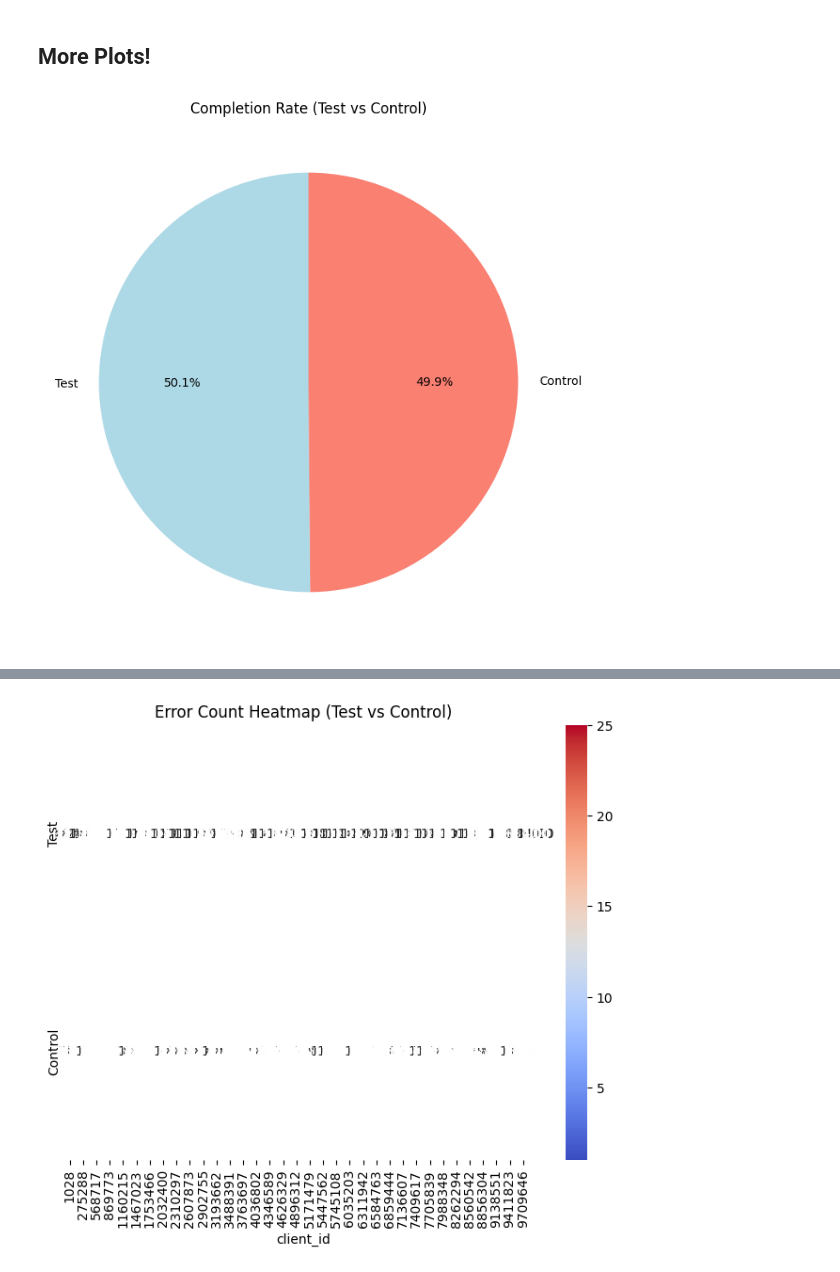
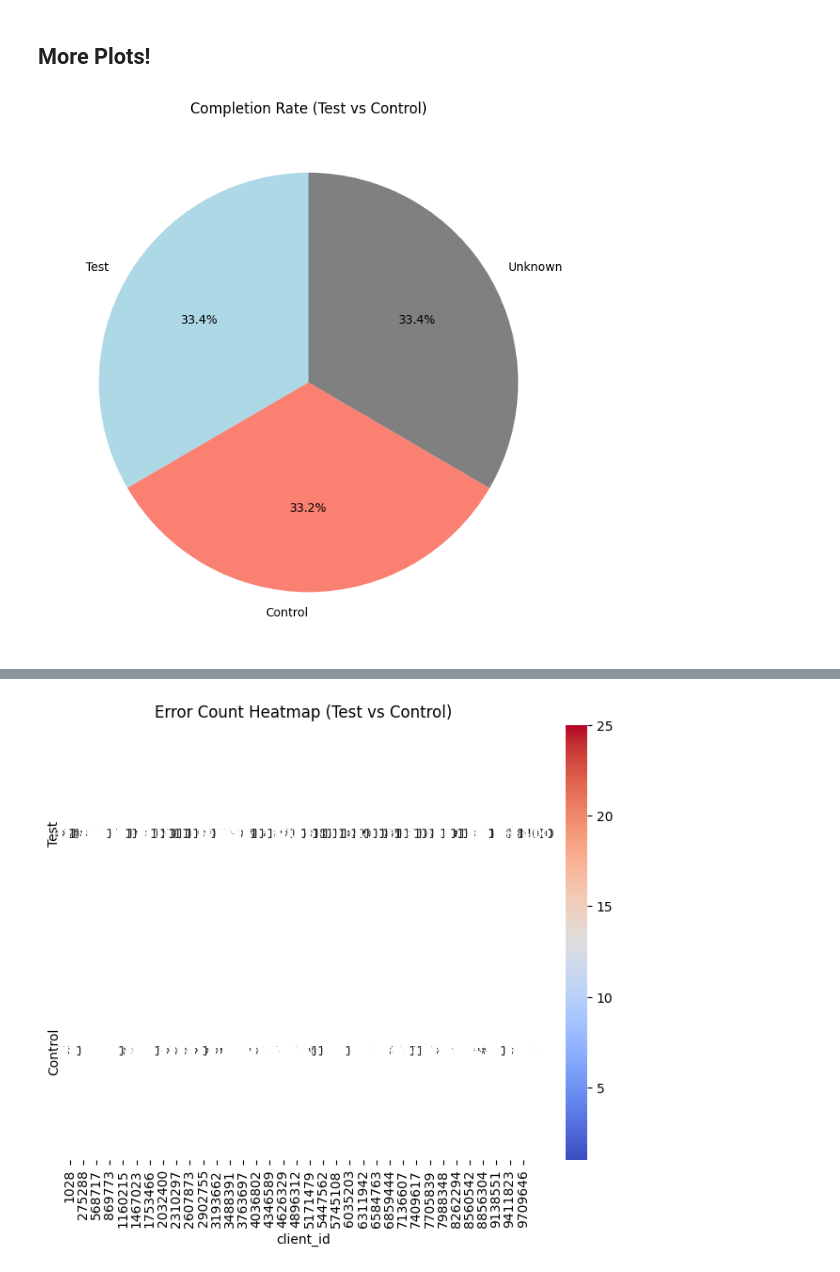
Before and after one commit to bruhu/vanguard-cx-project, a Jupyter notebook: notebooks/bru/kpi_calculations.ipynb, the cells around one changed output, grey strips where cells are left out. Drawn from its saved outputs; the diff is of its cells as text; code cells hidden in the pictures.

Commit message:
display plots

```diff
--- a/notebooks/bru/kpi_calculations.ipynb
+++ b/notebooks/bru/kpi_calculations.ipynb
@@ -396,10 +363,12 @@ print(merged_kpi_df['variation'].unique())
 # split in dfs, for Variation Control and Variation Test
 df_test_kpi = merged_kpi_df[merged_kpi_df['variation'] == 'Test']
 df_control_kpi = merged_kpi_df[merged_kpi_df['variation'] == 'Control']
+df_unknown_kpi = merged_kpi_df[merged_kpi_df['variation'] == 'Unknown']
 # %%
 # drop empty rows
 df_test_kpi = df_test_kpi.dropna()
 df_control_kpi = df_control_kpi.dropna()
+df_unknown_kpi = df_unknown_kpi.dropna()
 # %% [markdown]
 ## Completion Rates
 # %%
@@ -532,6 +533,11 @@ test_clients_with_errors, test_errors_per_client, test_total_errors = functions.
 control_unique_finished, control_total_clients, control_completion_rate = functions.find_completion_rate(df_control_kpi)
 control_avg_time_per_step = functions.calculate_time_per_step(df_control_kpi)
 control_clients_with_errors, control_errors_per_client, control_total_errors = functions.find_error_rate(df_control_kpi)
+
+# store the results for unknown df
+unknown_finished, unknown_total_clients, unknown_completion_rate = functions.find_completion_rate(df_unknown_kpi)
+unknown_avg_time_per_step = functions.calculate_time_per_step(df_unknown_kpi)
+unknown_clients_with_errors, unknown_errors_per_client, unknown_total_errors = functions.find_error_rate(df_unknown_kpi)
 # %% [output]
 Clients who finished the process: 18620 out ouf 25563.
 Average time spent on each step:
@@ -639,16 +642,17 @@ plot_error_rate(test_clients_with_errors, control_clients_with_errors, test_tota
 ## **More Plots!**
 # %%
 # **Completion Rate Comparison - Pie Chart**
-def plot_completion_rate_pie(test_completion_rate, control_completion_rate):
+
+def plot_completion_rate_pie(test_completion_rate, control_completion_rate, unknown_completion_rate):
     completion_rate_data = {
-        'Version': ['Test', 'Control'],
-        'Completion Rate': [test_completion_rate, control_completion_rate]
+        'Version': ['Test', 'Control', 'Unknown'],
+        'Completion Rate': [test_completion_rate, control_completion_rate, unknown_completion_rate]
     }
     completion_rate_df = pd.DataFrame(completion_rate_data)
 
     # Pie chart
     plt.figure(figsize=(8, 8))
-    plt.pie(completion_rate_df['Completion Rate'], labels=completion_rate_df['Version'], autopct='%1.1f%%', startangle=90, colors=['lightblue', 'salmon'])
+    plt.pie(completion_rate_df['Completion Rate'], labels=completion_rate_df['Version'], autopct='%1.1f%%', startangle=90, colors=['lightblue', 'salmon', 'gray'])
     plt.title('Completion Rate (Test vs Control)')
     plt.show()
 # %%
@@ -690,10 +692,9 @@ def plot_error_heatmap(test_errors_per_client, control_errors_per_client):
     plt.title('Error Count Heatmap (Test vs Control)')
     plt.show()
 # %%
-# plot the results
-plot_completion_rate_pie(test_completion_rate, control_completion_rate)
+plot_completion_rate_pie(test_completion_rate, control_completion_rate, unknown_completion_rate)
 # %% [output]
-[figure, old version]
+[figure, new version]
 # %%
 plot_avg_time_per_step_boxplot(test_avg_time_per_step, control_avg_time_per_step)
 # %% [output]
```
Also changed, not shown: parts of 21 cells of this notebook.
